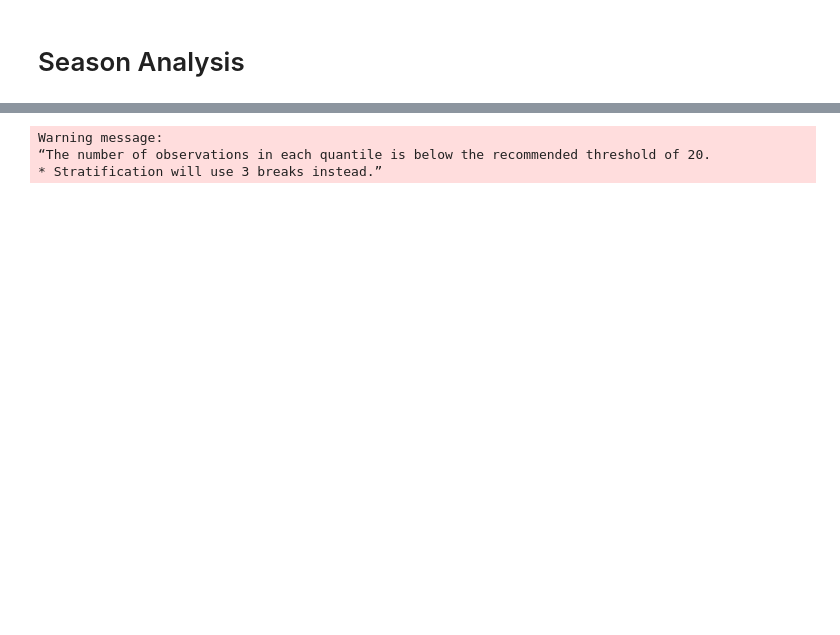
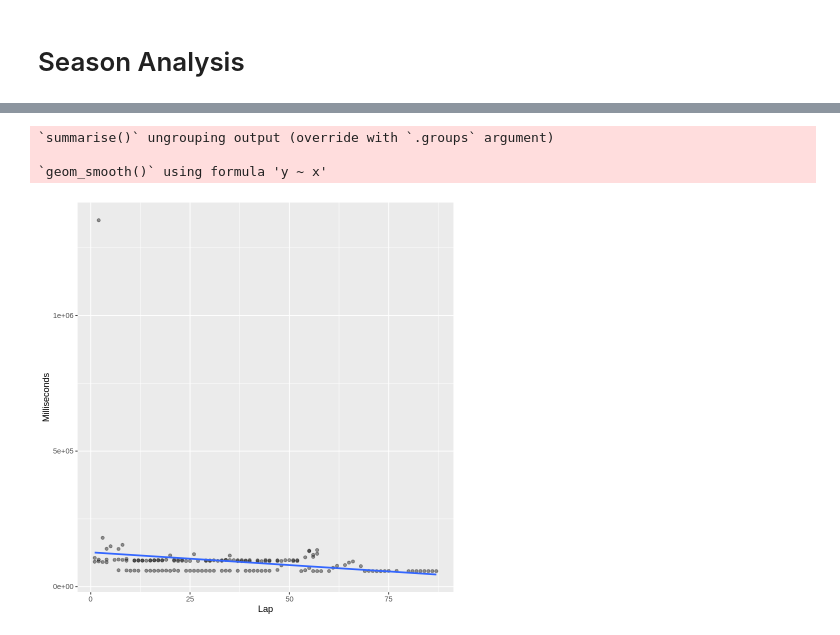
Before and after one commit to TaylorOglow/Formula_1, a Jupyter notebook: Lap Wrangling/aa_laps.ipynb, the cells around one changed output, grey strips where cells are left out. Saved outputs shown, nothing was run; the diff lists cells and outputs as text; code cells hidden in the pictures; blank space fills up the shorter version.

Commit message:
Alexander Albon (ALL REGRESSIONS)
Alexander Albon (ALL REGRESSIONS)

```diff
--- a/Lap Wrangling/aa_laps.ipynb
+++ b/Lap Wrangling/aa_laps.ipynb
@@ -1164,42 +65,0 @@ Warning message:
-# %%
-#21. Brazil
-
-aa_brazil <- alb_laps %>%
-                filter(raceId %in% brazil_race_ID)
-
-aa_brazil_clean <- aa_brazil %>%
-                        group_by(raceId) %>%
-                        summarize(n = n()) %>%
-                        arrange(desc(n))
-
-aa_brazil_clean_ID <- aa_brazil_clean %>%
-                        pull(raceId)
-
-
-### SPLITTING DATA
-
-aa_brazil_races <- alb_laps %>%
-                    filter(raceId %in% aa_brazil_clean_ID)
-
-aa_brazil_split <- initial_split(aa_brazil_races, prop = 0.75, strata = milliseconds)
-
-aa_brazil_train <- training(aa_brazil_split)
-
-aa_brazil_test <- testing(aa_brazil_split)
-
-
-### USING DATA
-
-aa_brazil_lap_times <- aa_brazil_train %>%
-                        group_by(lap) %>%
-                        summarize(lap_time_avg = mean(milliseconds))
-
-
-aa_brazil_avg_race_time <- aa_brazil_lap_times %>%
-                            mutate(lap_time_avg_mins = lap_time_avg / 60000) %>%
-                            select(lap_time_avg_mins) %>%
-                            map(sum)
-# %% [output]
-Warning message:
-“The number of observations in each quantile is below the recommended threshold of 20.
-* Stratification will use 3 breaks instead.”
@@ -1243,0 +66,34 @@ aa_uae_avg_race_time <- aa_uae_lap_times %>%
+# %%
+#1. Bahrain
+
+### UNIQUE DATA
+
+aa_bahrain <- alb_laps %>%
+                filter(raceId %in% bahrain_race_ID)
+
+aa_bahrain_clean <- aa_bahrain %>%
+                        group_by(raceId) %>%
+                        summarize(n = n()) %>%
+                        arrange(desc(n))
+
+aa_bahrain_clean_ID <- aa_bahrain_clean %>%
+                        pull(raceId)
+
+
+### SPLITTING DATA
+
+aa_bahrain_races <- alb_laps %>%
+                    filter(raceId %in% aa_bahrain_clean_ID)
+
+formulaone_split <- initial_split(aa_bahrain_races, prop = 0.75, strata = milliseconds)
+
+initiate_split_data()
+
+### RUNS REGRESSION
+
+initiate_linear_regression()
+# %% [output]
+`summarise()` ungrouping output (override with `.groups` argument)
+
+`geom_smooth()` using formula 'y ~ x'
+[figure, added]
```
Also changed, not shown: parts of 48 cells of this notebook, 4 other files.
